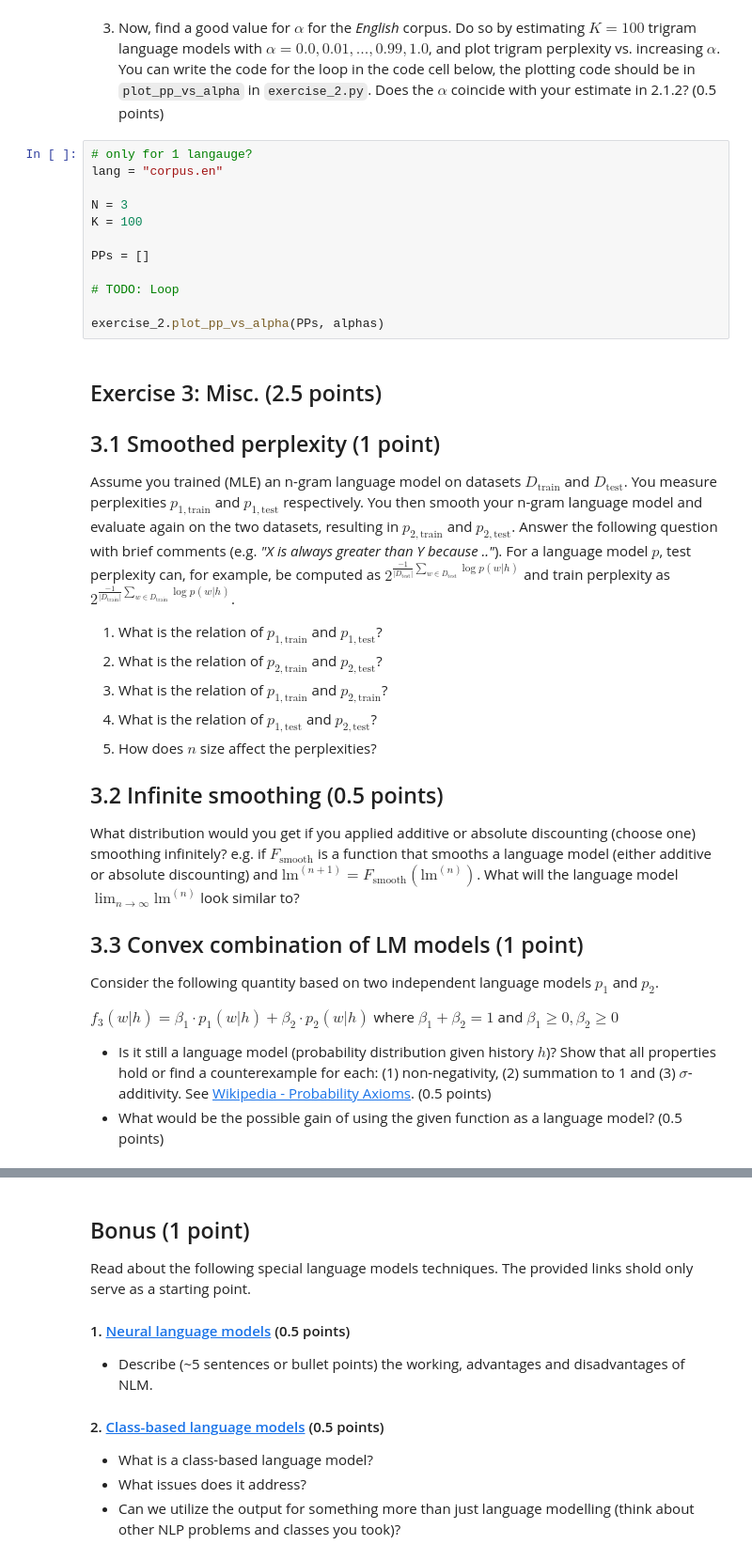
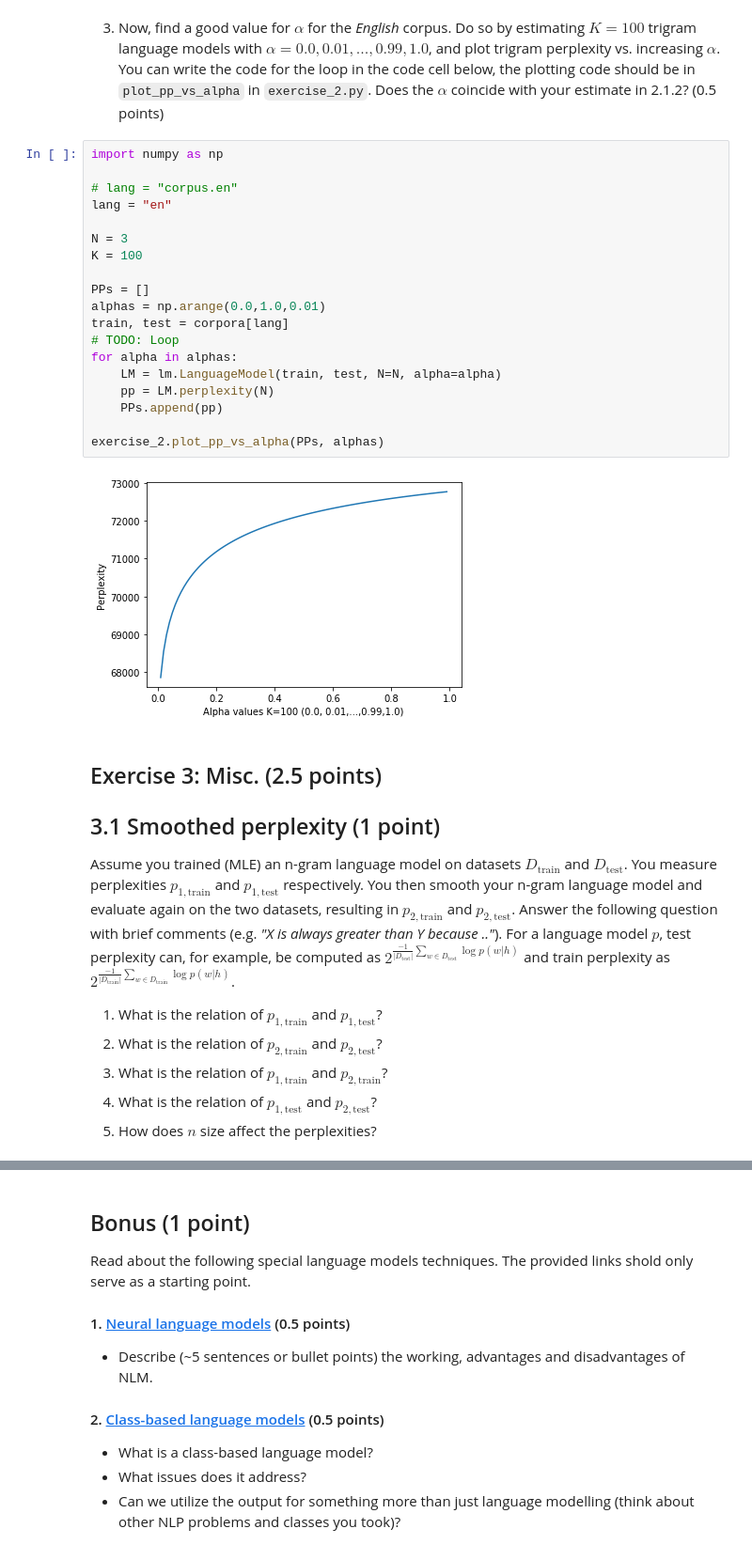
Before and after one commit to sangeet2020/ss-21, a Jupyter notebook: snlp/Assignment5/Assignment5.ipynb, the cells around one changed output, grey strips where cells are left out. Shown at 94% size. Cells and saved outputs as stored; diff of their text form.

```diff
--- a/snlp/Assignment5/Assignment5.ipynb
+++ b/snlp/Assignment5/Assignment5.ipynb
@@ -139,19 +165,27 @@ exercise_2.plot_pp(PPs)
 # %% [markdown]
 3. Now, find a good value for $\alpha$ for the *English* corpus. Do so by estimating $K=100$ trigram language models with $\alpha = 0.0, 0.01,...,0.99,1.0$, and plot trigram perplexity vs. increasing $\alpha$. You can write the code for the loop in the code cell below, the plotting code should be in `plot_pp_vs_alpha` in `exercise_2.py`. Does the $\alpha$ coincide with your estimate in 2.1.2? (0.5 points)
-# %%
-# only for 1 langauge?
-lang = "corpus.en"
-
-N = 3
-K = 100
-
-PPs = []
-
-# TODO: Loop
-
-exercise_2.plot_pp_vs_alpha(PPs, alphas)
+# %%
+import numpy as np
+
+# lang = "corpus.en"
+lang = "en"
+
+N = 3
+K = 100
+
+PPs = []
+alphas = np.arange(0.0,1.0,0.01)
+train, test = corpora[lang]
+# TODO: Loop
+for alpha in alphas:
+    LM = lm.LanguageModel(train, test, N=N, alpha=alpha)
+    pp = LM.perplexity(N)
+    PPs.append(pp)
+
+exercise_2.plot_pp_vs_alpha(PPs, alphas)
+# %% [output]
+[figure, added]
 # %% [markdown]
-
 ## Exercise 3: Misc. (2.5 points)
 
 ## 3.1 Smoothed perplexity (1 point)
@@ -163,16 +197,3 @@ Assume you trained (MLE) an n-gram language model on datasets $D_\text{train}$ a
 3. What is the relation of $p_{1,\text{train}}$ and $p_{2,\text{train}}$?
 4. What is the relation of $p_{1,\text{test}}$ and $p_{2,\text{test}}$?
 5. How does $n$ size affect the perplexities?
-
-## 3.2 Infinite smoothing (0.5 points)
-
-What distribution would you get if you applied additive or absolute discounting (choose one) smoothing infinitely? e.g. if $F_\text{smooth}$ is a function that smooths a language model (either additive or absolute discounting) and $\text{lm}^{(n+1)} = F_\text{smooth}(\text{lm}^{(n)})$. What will the language model $\lim_{n\rightarrow \infty} \text{lm}^{(n)}$ look similar to?
-
-## 3.3 Convex combination of LM models (1 point)
-
-Consider the following quantity based on two independent language models $p_1$ and $p_2$.
-
-$f_3(w|h) = \beta_1\cdot p_1(w|h) + \beta_2\cdot p_2(w|h)$ where $\beta_1 + \beta_2 = 1$ and $\beta_1 \ge 0, \beta_2 \ge 0$
-
-- Is it still a language model (probability distribution given history $h$)? Show that all properties hold or find a counterexample for each: (1) non-negativity, (2) summation to 1 and (3) $\sigma$-additivity. See [Wikipedia - Probability Axioms](https://en.wikipedia.org/wiki/Probability_axioms). (0.5 points)
-- What would be the possible gain of using the given function as a language model? (0.5 points)
```
Also changed, not shown: parts of 7 cells of this notebook, 3 other files.
